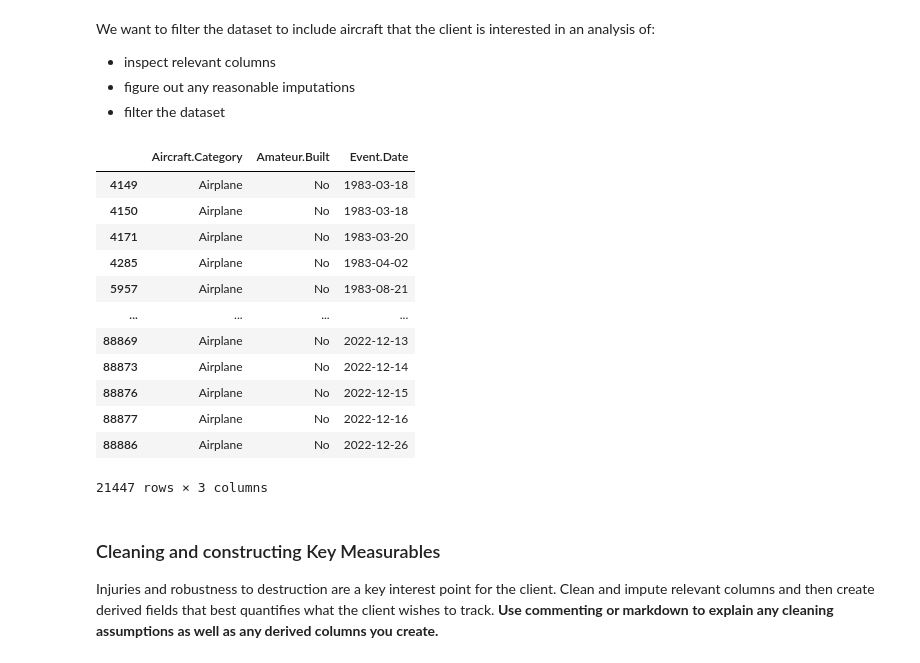
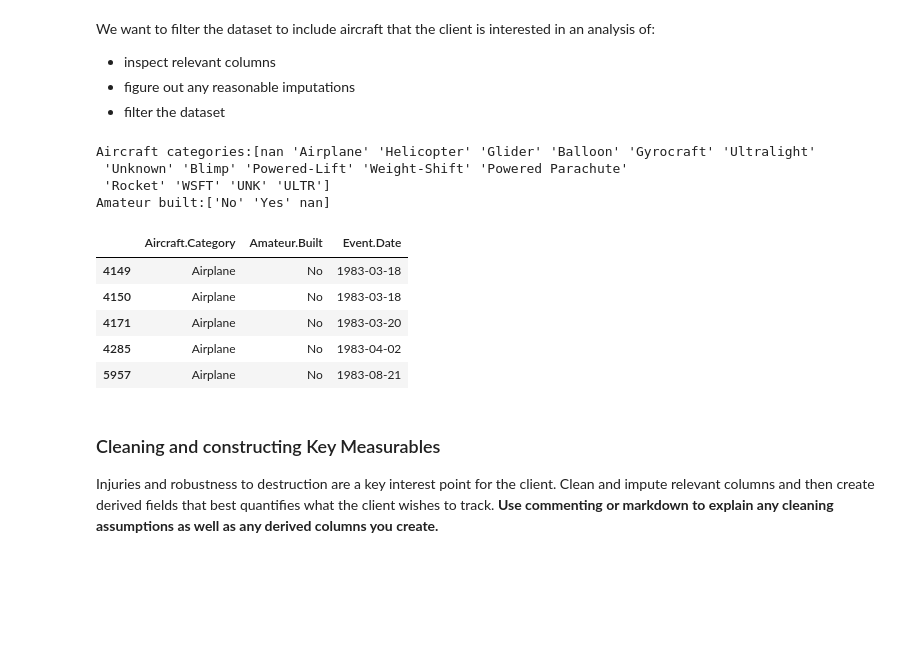
Before and after one commit to adoniscanada/dsc-course0-m8-lab, a Jupyter notebook: Aviation_Accidents_Cleaning.ipynb, the cells around one changed output. Drawn from its saved outputs; the diff is of its cells as text; code cells hidden in the pictures; blank space fills up the shorter version.

```diff
--- a/Aviation_Accidents_Cleaning.ipynb
+++ b/Aviation_Accidents_Cleaning.ipynb
@@ -55,26 +57,25 @@ We want to filter the dataset to include aircraft that the client is interested
 - figure out any reasonable imputations
 - filter the dataset
 # %%
+print(f"Aircraft categories:{aviation_df["Aircraft.Category"].unique()}")
+print(f"Amateur built:{aviation_df["Amateur.Built"].unique()}")
+
 aviation_df = aviation_df[aviation_df["Aircraft.Category"] == "Airplane"]
 aviation_df = aviation_df[aviation_df["Amateur.Built"] == "No"]
 aviation_df = aviation_df[pd.to_datetime(aviation_df["Event.Date"]).dt.year >= 1983]
 
-#aviation_df.info()
-aviation_df.loc[:, ["Aircraft.Category", "Amateur.Built", "Event.Date"]]
+aviation_df.loc[:, ["Aircraft.Category", "Amateur.Built", "Event.Date"]].head()
 # %% [output]
+Aircraft categories:[nan 'Airplane' 'Helicopter' 'Glider' 'Balloon' 'Gyrocraft' 'Ultralight'
+ 'Unknown' 'Blimp' 'Powered-Lift' 'Weight-Shift' 'Powered Parachute'
+ 'Rocket' 'WSFT' 'UNK' 'ULTR']
+Amateur built:['No' 'Yes' nan]
 |  | Aircraft.Category | Amateur.Built | Event.Date |
 | 4149 | Airplane | No | 1983-03-18 |
 | 4150 | Airplane | No | 1983-03-18 |
 | 4171 | Airplane | No | 1983-03-20 |
 | 4285 | Airplane | No | 1983-04-02 |
 | 5957 | Airplane | No | 1983-08-21 |
-| ... | ... | ... | ... |
-| 88869 | Airplane | No | 2022-12-13 |
-| 88873 | Airplane | No | 2022-12-14 |
-| 88876 | Airplane | No | 2022-12-15 |
-| 88877 | Airplane | No | 2022-12-16 |
-| 88886 | Airplane | No | 2022-12-26 |
-21447 rows × 3 columns
 # %% [markdown]
 ### Cleaning and constructing Key Measurables
 
```
Also changed, not shown: parts of 8 cells of this notebook, 1 other file.
